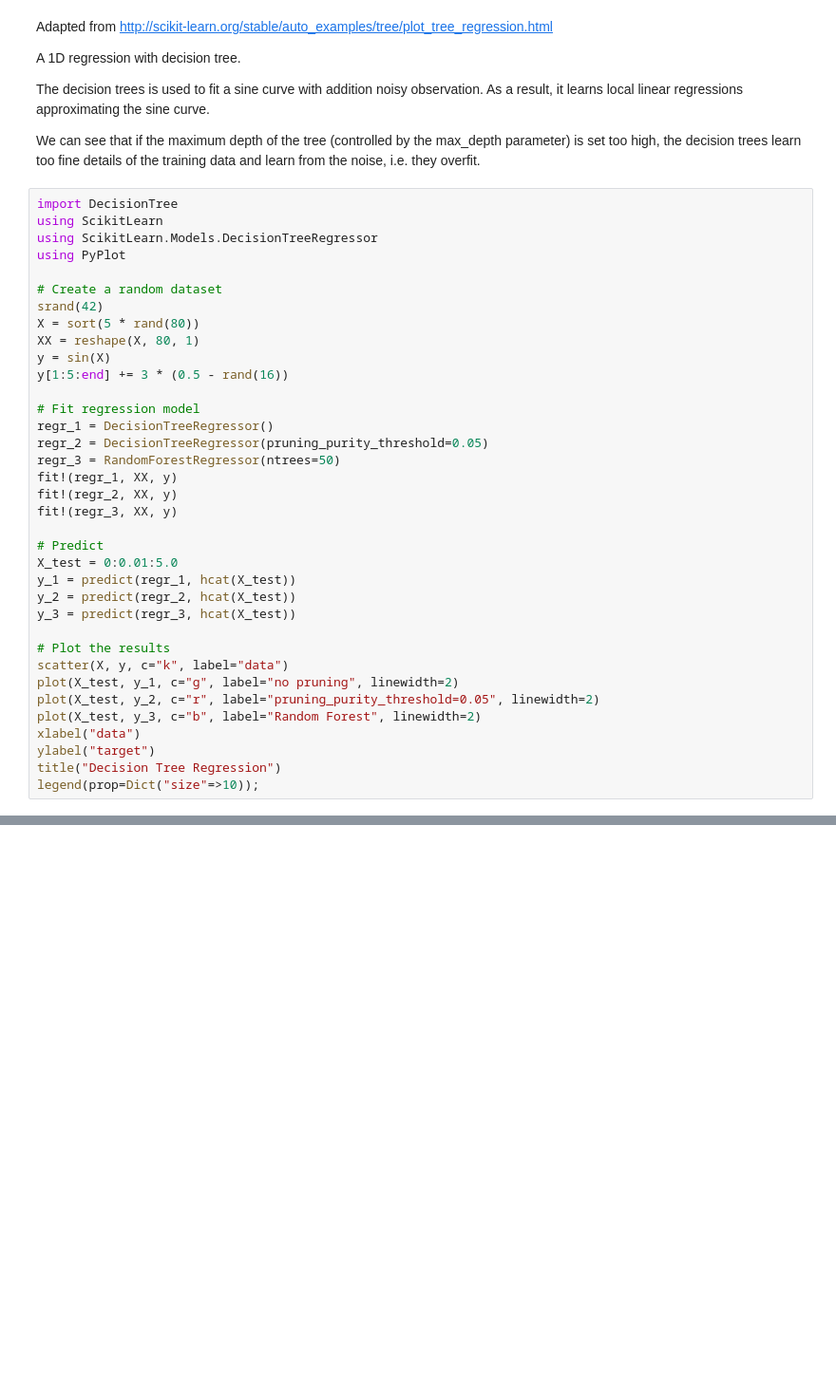
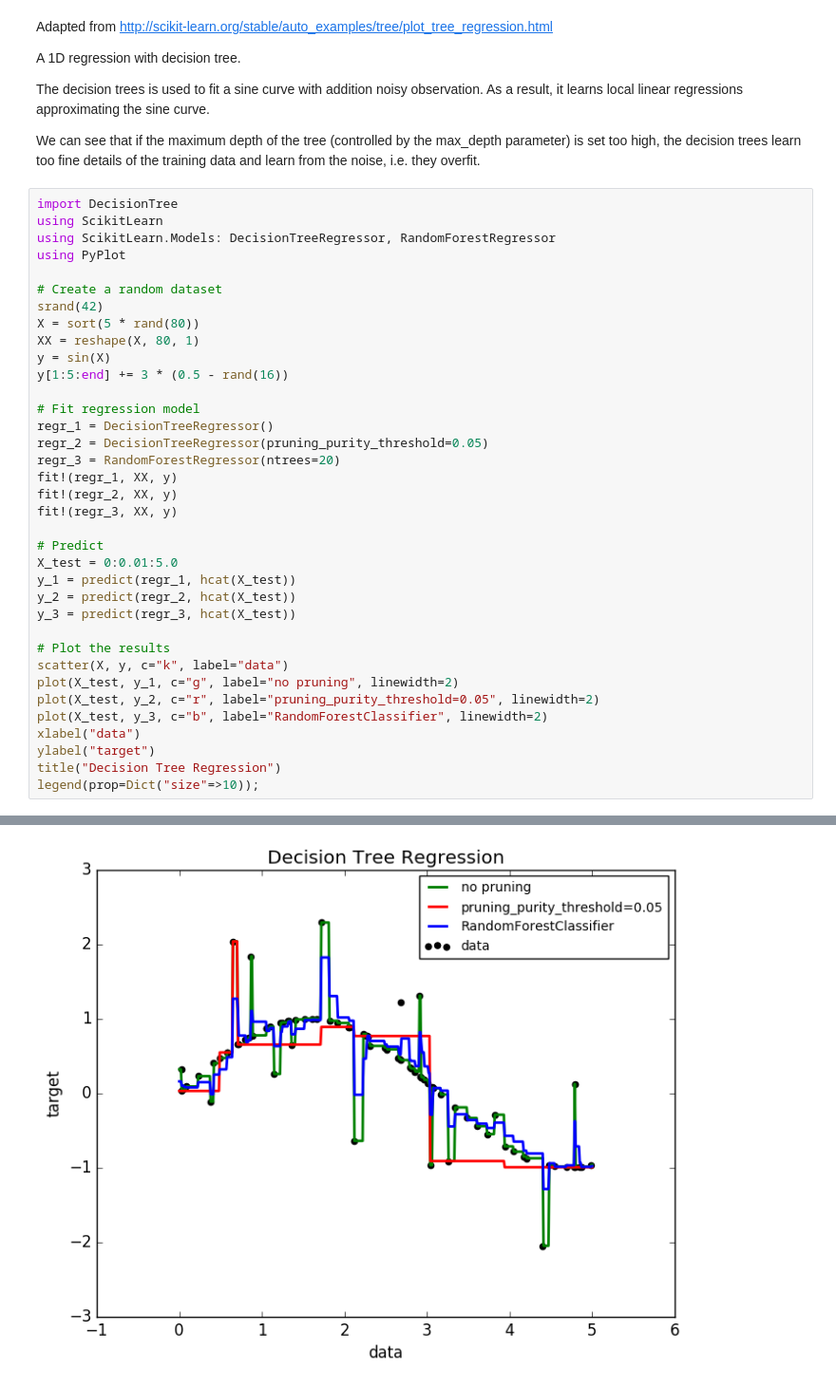
Before and after one commit to cstjean/ScikitLearn.jl, a Jupyter notebook: examples/Decision_Tree_Regression_Julia.ipynb, the cells around one changed output, grey strips where cells are left out. Shown: that part at 95% size. Cells and saved outputs as stored; diff of their text form; blank space fills up the shorter version.

```diff
--- a/examples/Decision_Tree_Regression_Julia.ipynb
+++ b/examples/Decision_Tree_Regression_Julia.ipynb
@@ -11,7 +11,7 @@ We can see that if the maximum depth of the tree (controlled by the max_depth pa
 # %%
 import DecisionTree
 using ScikitLearn
-using ScikitLearn.Models.DecisionTreeRegressor
+using ScikitLearn.Models: DecisionTreeRegressor, RandomForestRegressor
 using PyPlot
 
 # Create a random dataset
@@ -24,7 +24,7 @@ y[1:5:end] += 3 * (0.5 - rand(16))
 # Fit regression model
 regr_1 = DecisionTreeRegressor()
 regr_2 = DecisionTreeRegressor(pruning_purity_threshold=0.05)
-regr_3 = RandomForestRegressor(ntrees=50)
+regr_3 = RandomForestRegressor(ntrees=20)
 fit!(regr_1, XX, y)
 fit!(regr_2, XX, y)
 fit!(regr_3, XX, y)
@@ -39,7 +39,7 @@ y_3 = predict(regr_3, hcat(X_test))
 scatter(X, y, c="k", label="data")
 plot(X_test, y_1, c="g", label="no pruning", linewidth=2)
 plot(X_test, y_2, c="r", label="pruning_purity_threshold=0.05", linewidth=2)
-plot(X_test, y_3, c="b", label="Random Forest", linewidth=2)
+plot(X_test, y_3, c="b", label="RandomForestClassifier", linewidth=2)
 xlabel("data")
 ylabel("target")
 title("Decision Tree Regression")
@@ -49,0 +48 @@ while loading In[1], in expression starting on line 16
+[figure, added]
```
Also changed, not shown: parts of 1 cell of this notebook, 2 other files.
